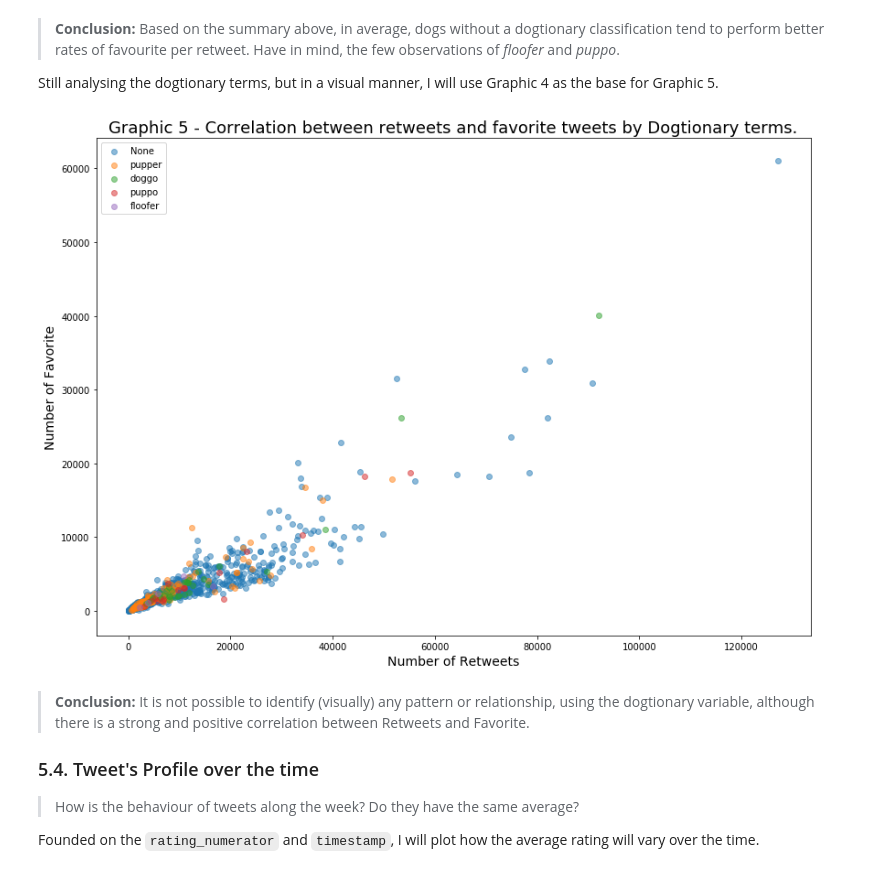
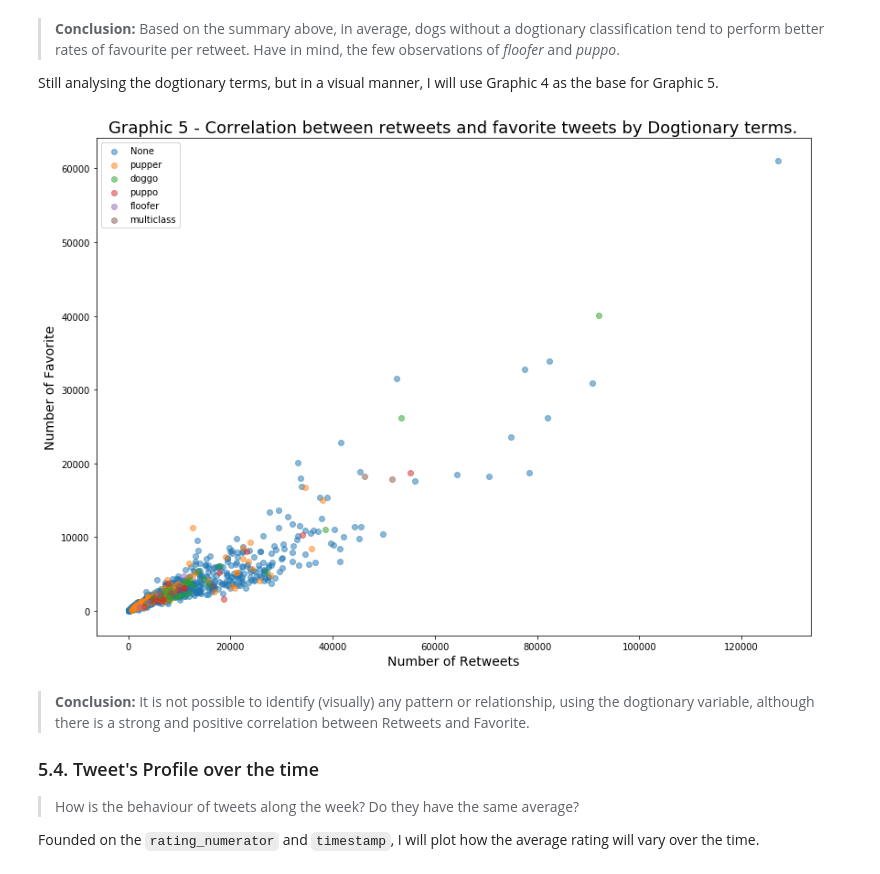
Before and after one commit to AndersonUyekita/ND111_data_science_foundations_02, a Jupyter notebook: 03-Chapter03/00-Project_02/wrangle_act.ipynb, the cells around one changed output. Saved outputs shown, nothing was run; the diff lists cells and outputs as text; code cells hidden in the pictures.

```diff
--- a/03-Chapter03/00-Project_02/wrangle_act.ipynb
+++ b/03-Chapter03/00-Project_02/wrangle_act.ipynb
@@ -1101,0 +1249,18 @@ for index in twt_ach_mstr.query('rating_numerator > 15').tweet_id:
+# %%
+# Slicing the problematic values from the value_counts.
+denominator_problem = twt_ach_mstr.rating_denominator.value_counts().index[1:].tolist()
+
+# Subsetting the dataframe to extrac the tweet_id with problem.
+tweet_id_denominator_problem = twt_ach_mstr[twt_ach_mstr.rating_denominator.isin(denominator_problem)].tweet_id
+
+for index in tweet_id_denominator_problem:
+    # Extracting the text of each tweet
+    twt_txt = twt_ach_mstr[twt_ach_mstr.tweet_id == index].text.tolist()[0]
+    # This regex will find the pattern NN/NN.
+    rating = re.findall('\d+\d\/\d+', twt_txt)
+    # Only update if the rating is valid rating NN/NN
+    if len(rating) == 1:
+        numerator = rating[0].split('/')[0]
+        denominator = rating[0].split('/')[1]
+        twt_ach_mstr.loc[twt_ach_mstr[twt_ach_mstr['tweet_id'] == index].index,'rating_numerator'] = float(numerator)
+        twt_ach_mstr.loc[twt_ach_mstr[twt_ach_mstr['tweet_id'] == index].index,'rating_denominator'] = float(denominator)
@@ -1763,34 +2019,34 @@ Still analysing the dogtionary terms, but in a visual manner, I will use Graphic
 # %%
 # Copying the original data frame for a pontual analysis.
 df_dog_viz = df_viz.copy()
 
 # Filling the NaN values with None.
 df_dog_viz.dogtionary = df_dog_viz.dogtionary.fillna('None')
 
 # List of term in dogtionary.
-dog_terms = ['None', 'pupper', 'doggo', 'puppo', 'floofer'] # The order is ascending.
+dog_terms = ['None', 'pupper', 'doggo', 'puppo', 'floofer', 'multiclass'] # The order is ascending.
 
 # Graphic Size.
 plt.figure(figsize = [14, 10])
 
 # Loop to construct the graphic "layers".
 for index in dog_terms:
     # Provisory data frame to subset the specific "index" dogtionary term.
     prov = df_dog_viz[df_dog_viz['dogtionary'] == index][['favorite_count','retweet_count']]
     # Plotting
     plt.scatter(x = prov['favorite_count'],  # X axis data.
                 y = prov['retweet_count'] ,  # Y axis data.
                 alpha = transparency)        # Points transparency.
 plt.xlabel('Number of Retweets',     # X label.
            fontsize = font)          # X axis fontsize.
 plt.ylabel('Number of Favorite',     # Y label.
            fontsize = font)          # Y axis fontsize.
 plt.title('Graphic 5 - Correlation between retweets and favorite tweets by Dogtionary terms.', # Graphic title.
           fontsize = font_title)     # Graphic Title.
 plt.legend(dog_terms)                # Add legend.
 plt.show()                           # Plot the graphic.
 # %% [output]
-[figure, old version]
+[figure, new version]
 # %% [markdown]
 > **Conclusion:** It is not possible to identify (visually) any pattern or relationship, using the dogtionary variable, although there is a strong and positive correlation between Retweets and Favorite.
 
```
Also changed, not shown: parts of 82 cells of this notebook, 16 other files.
